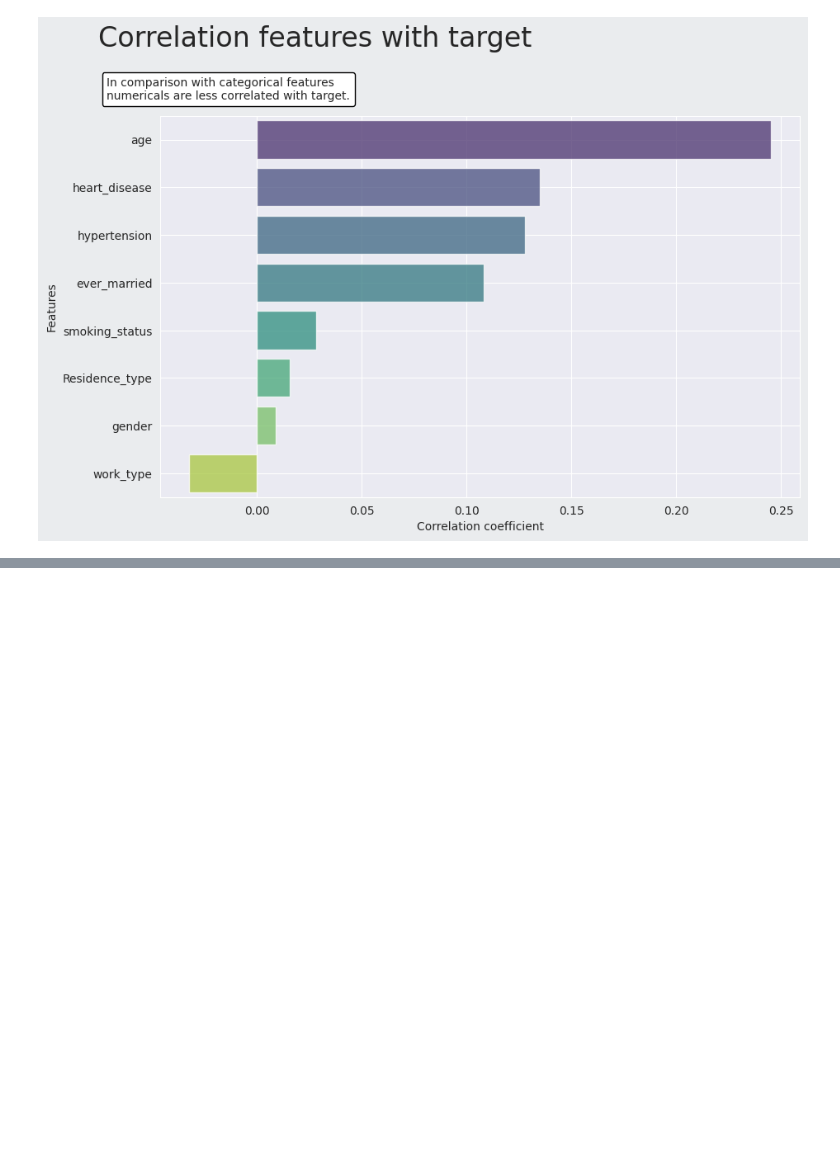
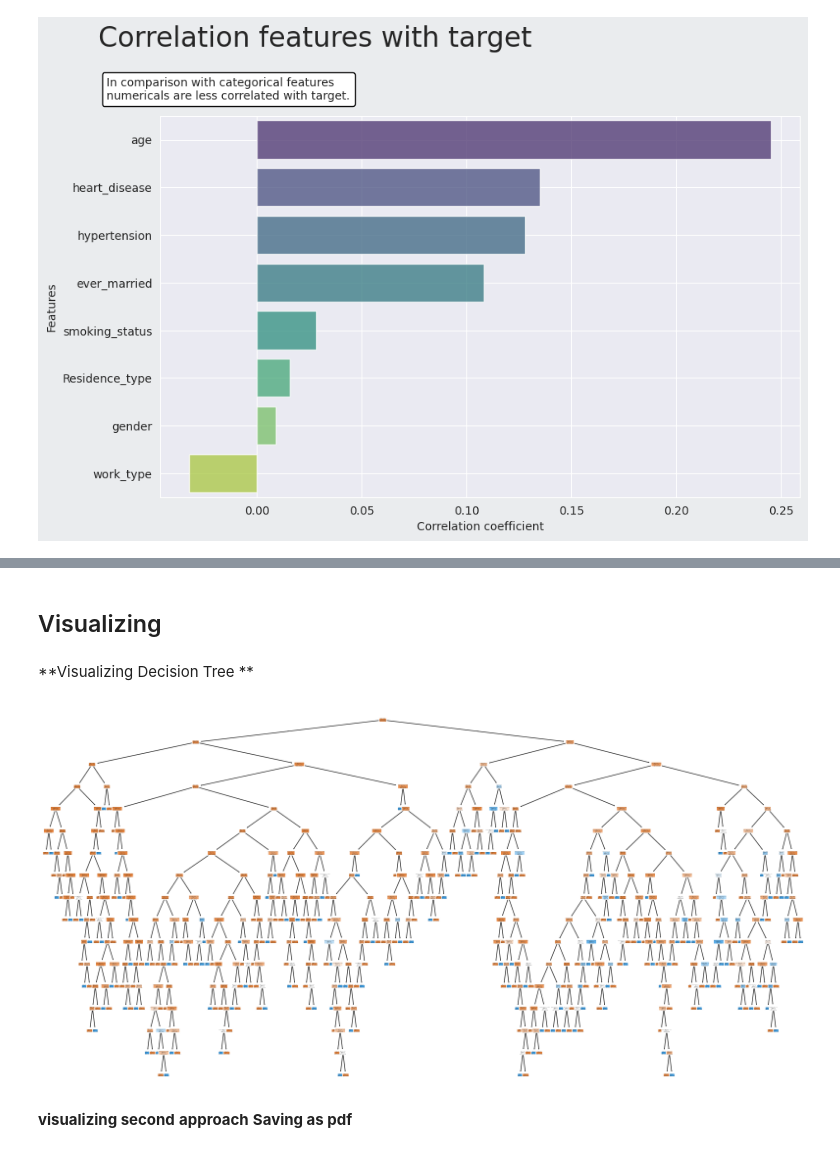
Before and after one commit to YasminaNasser/Stroke-Prediction-Data-Mining, a Jupyter notebook: Stroke_Prediction.ipynb, the cells around one changed output, grey strips where cells are left out. Cells and saved outputs as stored; diff of their text form; code cells hidden in the pictures; blank space fills up the shorter version.

Commit message:
decision tree classifier

```diff
--- a/Stroke_Prediction.ipynb
+++ b/Stroke_Prediction.ipynb
@@ -823,0 +904,20 @@ Passing `palette` without assigning `hue` is deprecated and will be removed in v
+# %% [markdown]
+# <h2>Visualizing</h2>
+# %% [markdown]
+**Visualizing Decision Tree **
+# %%
+import matplotlib.pyplot as plt
+from sklearn.tree import plot_tree
+
+# Plot the Decision Tree
+plt.figure(figsize=(20, 10))  # Adjust figure size as needed
+plot_tree(clf,
+          feature_names=X.columns,  # Feature names from your dataset
+          class_names=['No Stroke', 'Stroke'],  # Class names
+          filled=True,  # Fill nodes with colors
+          rounded=True)  # Rounded edges for better visualization
+plt.show()
+# %% [output]
+[figure, added]
+# %% [markdown]
+**visualizing second** **approach** **Saving as pdf**
```
Also changed, not shown: parts of 17 cells of this notebook.
